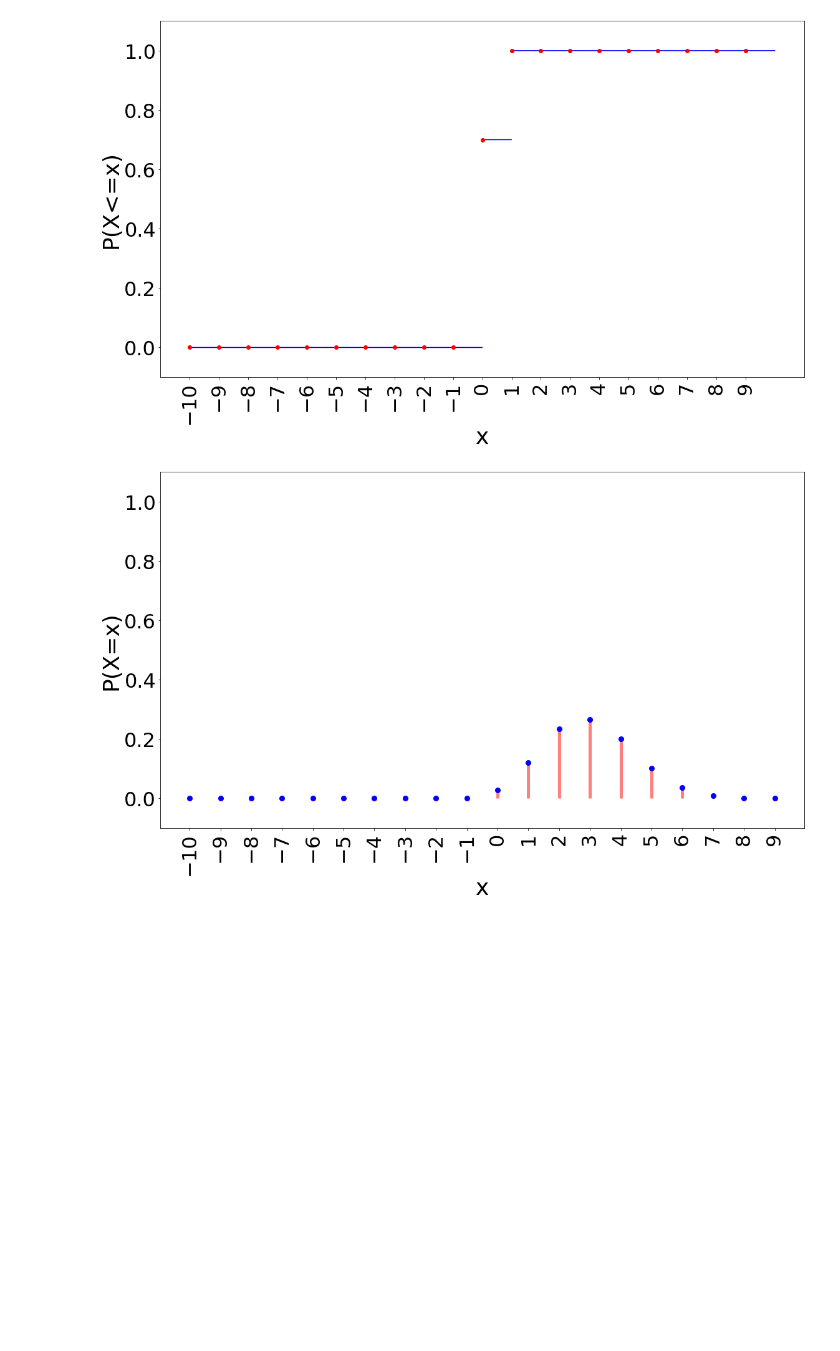
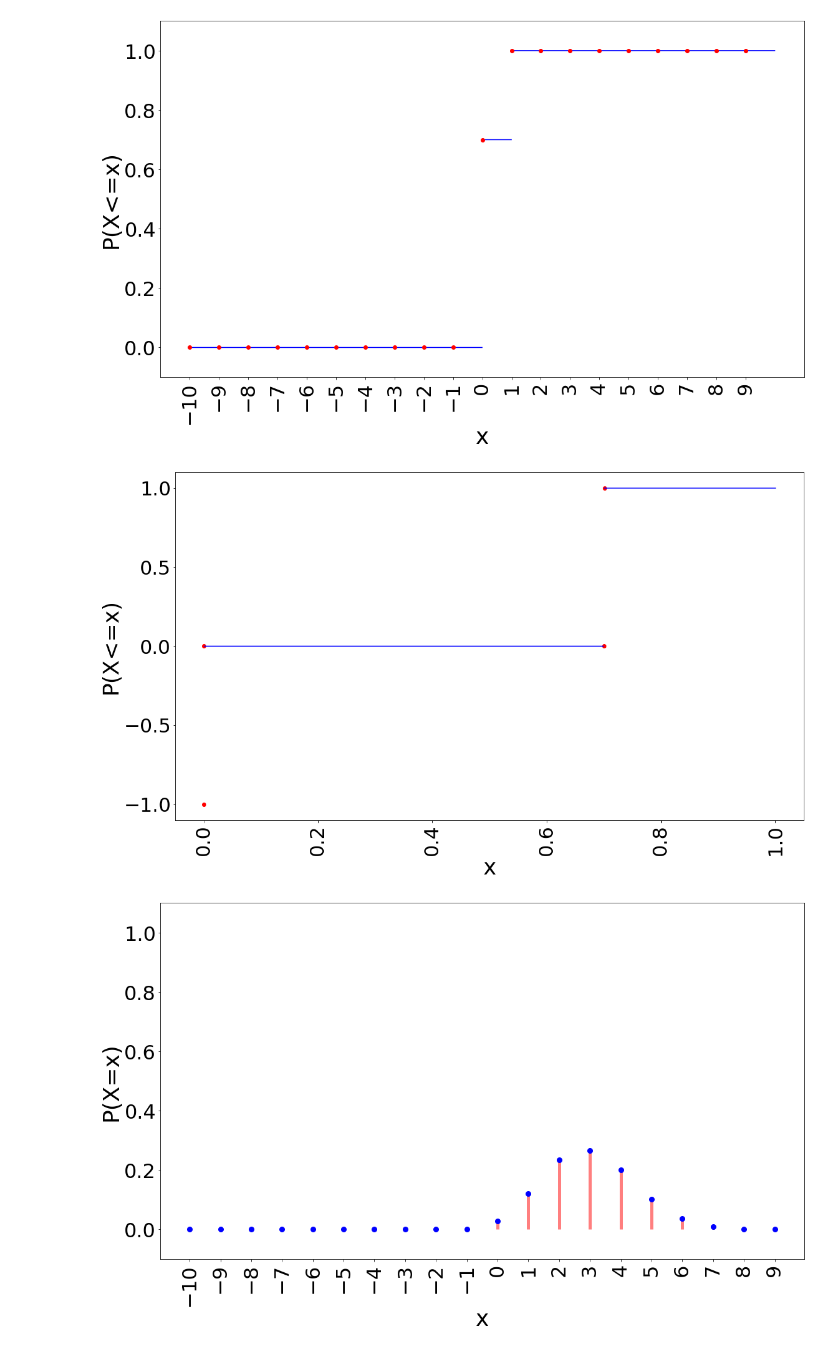
Before and after one commit to RoozbehSanaei/Statistics, a Jupyter notebook: Prob_Dist_Python.ipynb, the cells around one changed output. Drawn from its saved outputs; the diff is of its cells as text; code cells hidden in the pictures; blank space fills up the shorter version.

```diff
--- a/Prob_Dist_Python.ipynb
+++ b/Prob_Dist_Python.ipynb
@@ -17,6 +17,8 @@ import numpy.ma as ma
 # to determine the probability of different values of
 # random variable
 #
+
+
 def plot_pmf(f,range):
   fig, ax = plt.subplots(1, 1)
   fig.set_size_inches(18.5, 10.5)
@@ -48,6 +50,35 @@ def plot_cdf(f,r):
   ax.tick_params(axis='y', labelsize=32)
   ax.set_ylim([-0.1,1.1])
   plt.show()
+
+
+
+def plot_ppf(f,r):
+
+  fig, ax = plt.subplots(1, 1)
+  fig.set_size_inches(18.5, 10.5)
+  X = np.arange(r[0], r[1], 0.001)
+  mc = ma.array(f(X))
+
+  x_breaks = [0,0.0001]
+  y_breaks = [f(0),f(0.0001)]
+
+
+  for j in range(mc.shape[0]-1):
+    if mc[j+1]>(mc[j]+0.1):
+      x_breaks.append(X[j])
+      y_breaks.append(mc[j])
+      x_breaks.append(X[j+1])
+      y_breaks.append(mc[j+1])
+      mc[j] = ma.masked
+
+  ax.plot(x_breaks,y_breaks,'ro')
+  ax.plot(X,mc,'b')
+  ax.set_xlabel("x",fontsize=36)
+  ax.set_ylabel("P(X<=x)",fontsize=36)
+  ax.tick_params(axis='x', labelsize=32,rotation=90)
+  ax.tick_params(axis='y', labelsize=32)
+  plt.show()
 # %%
 def f(x): return bernoulli.pmf(x,0.3)
 
@@ -64,5 +93,10 @@ plt.show()
 # %% [output]
 [figure]
+# %%
+def f(x): return bernoulli.ppf(x,0.3)
+plot_ppf(f,(-10,10))
+# %% [output]
+[figure, added]
 # %%
 def f(x): return binom.pmf(x,10,0.3)
 
```
Also changed, not shown: parts of 5 cells of this notebook.
